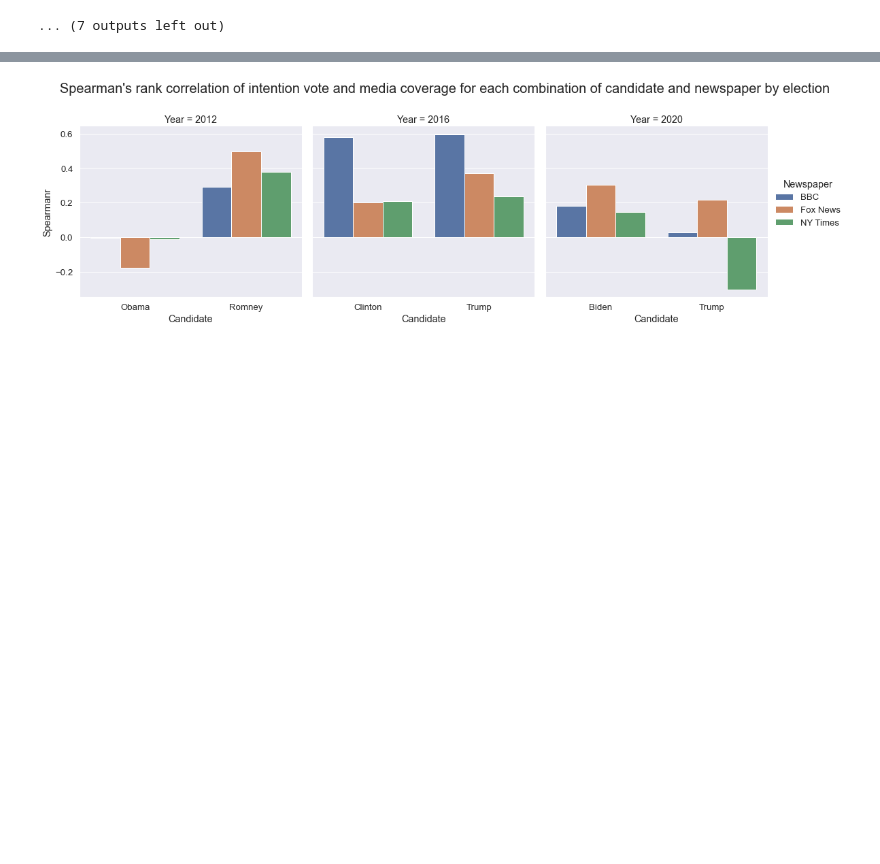
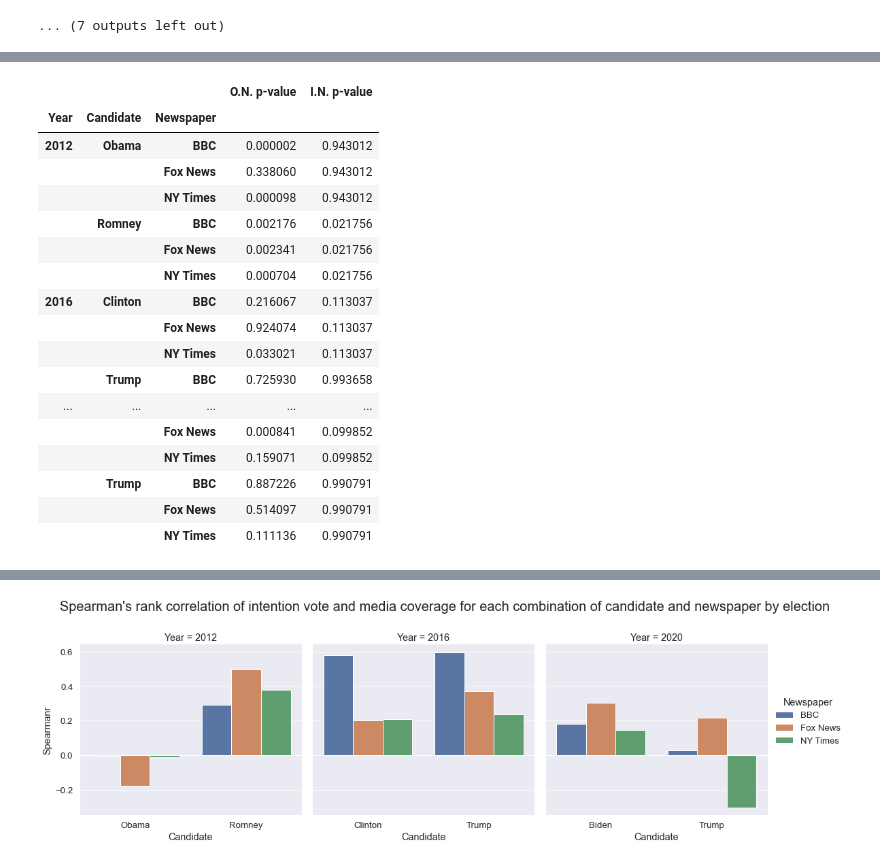
Before and after one commit to epfl-ada/ada-2021-project-sars, a Jupyter notebook: correlation_analysis.ipynb, the cells around one changed output, grey strips where cells are left out. Drawn from its saved outputs; the diff is of its cells as text; code cells hidden in the pictures; blank space fills up the shorter version.

```diff
--- a/correlation analysis.ipynb
+++ b/correlation_analysis.ipynb
@@ -336,7 +342,8 @@ def baseline_model(df):
 
     spear_corr, spear_p = stats.spearmanr(df[col1], df[col2])
 
-    return {"Spearmanr": spear_corr, "P-value": spear_p}
+    return {"Spearmanr": spear_corr, "p-value": spear_p}
+
 
 def plot_combination(y_var, title):
     sns.set(font_scale=1.2)
@@ -344,5 +351,14 @@ def plot_combination(y_var, title):
     ax.fig.subplots_adjust(top=0.8) # adjust the Figure in rp
     ax.fig.suptitle(title, fontsize=20)
     plt.show()
+
+
+def _color_cells(val):
+    if isinstance(val, str):
+         color = "Black"
+    else:
+        color = 'rgb(146,197,222)' if val <= 0.05 else 'Black'
+
+    return 'color: %s' % color
 # %% [output]
 [interactive output not drawn]
@@ -402,0 +404,40 @@ df_correlation
+# %%
+df_correlation = pd.DataFrame(columns=["Combination", "Year", "Candidate", "Newspaper", "Spearmanr", "p-value", "O.N. p-value", "I.N. p-value"])
+
+for key in dict_wroi:
+    df = dict_wroi[key]
+    row = baseline_model(df)
+    row["Year"] = key[0]
+    row["Candidate"] = key[1]
+    row["Newspaper"] = key[2]
+    row["O.N. p-value"] = stats.shapiro(df["weekly_occurrences_rescaled"])[1]
+    row["I.N. p-value"] = stats.shapiro(df["intention_mean"])[1]
+    row["Combination"] = f"{key[0]} {key[1]} {key[2]}"
+    df_correlation = df_correlation.append(row, ignore_index=True)
+
+# save
+# df_correlation.to_csv(f"Data\preprocessed\correlation.csv", index=False)
+
+df_correlation[['Year', 'Candidate', 'Newspaper', "O.N. p-value","I.N. p-value"]].groupby(["Year", 'Candidate', 'Newspaper']).sum().style.applymap(_color_cells)
+
+# HTML render for the data story
+# print(df_correlation[['Year', 'Candidate', 'Newspaper', "O.N. P-value","I.N. P-value"]].style.applymap(_color_cells).render(index=False))
+# %% [output]
+|  |  |  | O.N. p-value | I.N. p-value |
+| Year | Candidate | Newspaper |  |  |
+| 2012 | Obama | BBC | 0.000002 | 0.943012 |
+|  |  | Fox News | 0.338060 | 0.943012 |
+|  |  | NY Times | 0.000098 | 0.943012 |
+|  | Romney | BBC | 0.002176 | 0.021756 |
+|  |  | Fox News | 0.002341 | 0.021756 |
+|  |  | NY Times | 0.000704 | 0.021756 |
+| 2016 | Clinton | BBC | 0.216067 | 0.113037 |
+|  |  | Fox News | 0.924074 | 0.113037 |
+|  |  | NY Times | 0.033021 | 0.113037 |
+|  | Trump | BBC | 0.725930 | 0.993658 |
+| ... | ... | ... | ... | ... |
+|  |  | Fox News | 0.000841 | 0.099852 |
+|  |  | NY Times | 0.159071 | 0.099852 |
+|  | Trump | BBC | 0.887226 | 0.990791 |
+|  |  | Fox News | 0.514097 | 0.990791 |
+|  |  | NY Times | 0.111136 | 0.990791 |
```
Also changed, not shown: parts of 19 cells of this notebook.
